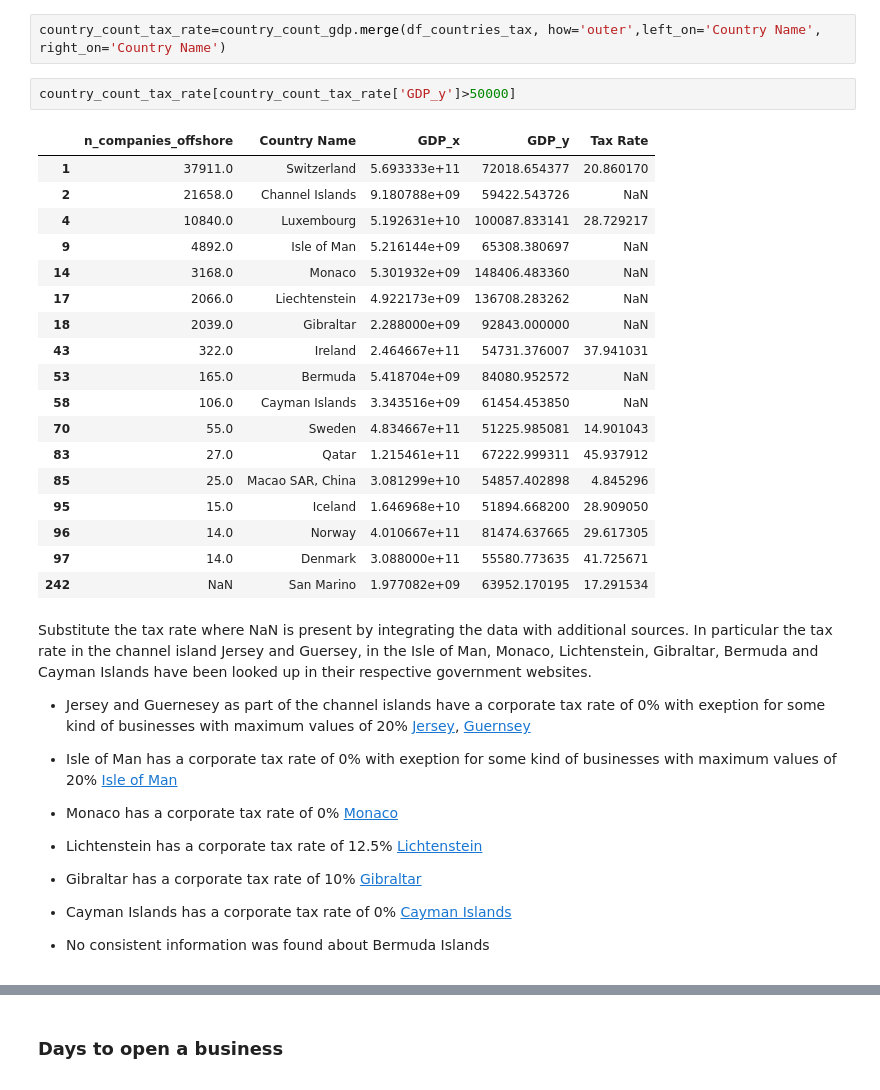
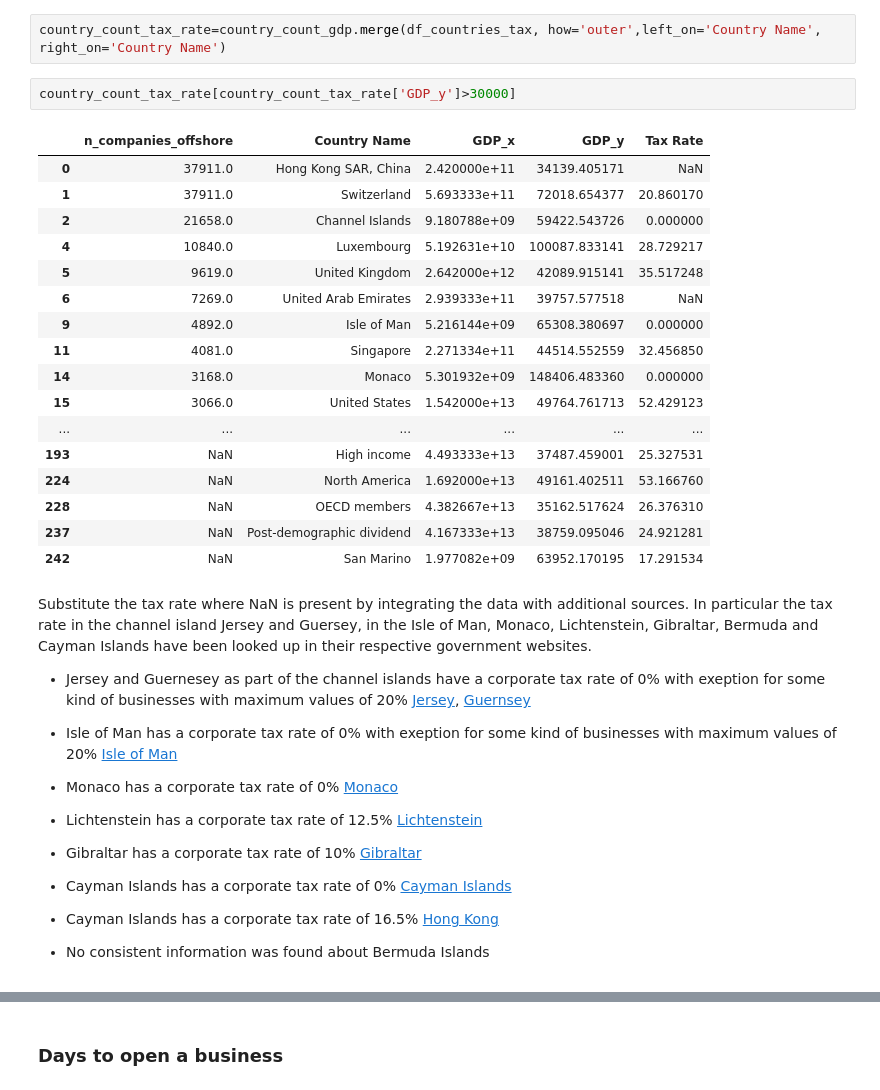
Before and after one commit to eddieshengyuwang/project_ada_akbar, a Jupyter notebook: work_in_progress/Gianluca.ipynb, the cells around one changed output, grey strips where cells are left out. Saved outputs shown, nothing was run; the diff lists cells and outputs as text.

```diff
--- a/work_in_progress/Gianluca.ipynb
+++ b/work_in_progress/Gianluca.ipynb
@@ -225,25 +225,24 @@ A dataset with tax rate and number of companies registered in the panama papers
 # %%
 country_count_tax_rate=country_count_gdp.merge(df_countries_tax, how='outer',left_on='Country Name', right_on='Country Name')
 # %%
-country_count_tax_rate[country_count_tax_rate['GDP_y']>50000]
+country_count_tax_rate[country_count_tax_rate['GDP_y']>30000]
 # %% [output]
 |  | n_companies_offshore | Country Name | GDP_x | GDP_y | Tax Rate |
+| 0 | 37911.0 | Hong Kong SAR, China | 2.420000e+11 | 34139.405171 | NaN |
 | 1 | 37911.0 | Switzerland | 5.693333e+11 | 72018.654377 | 20.860170 |
-| 2 | 21658.0 | Channel Islands | 9.180788e+09 | 59422.543726 | NaN |
+| 2 | 21658.0 | Channel Islands | 9.180788e+09 | 59422.543726 | 0.000000 |
 | 4 | 10840.0 | Luxembourg | 5.192631e+10 | 100087.833141 | 28.729217 |
-| 9 | 4892.0 | Isle of Man | 5.216144e+09 | 65308.380697 | NaN |
-| 14 | 3168.0 | Monaco | 5.301932e+09 | 148406.483360 | NaN |
-| 17 | 2066.0 | Liechtenstein | 4.922173e+09 | 136708.283262 | NaN |
-| 18 | 2039.0 | Gibraltar | 2.288000e+09 | 92843.000000 | NaN |
-| 43 | 322.0 | Ireland | 2.464667e+11 | 54731.376007 | 37.941031 |
-| 53 | 165.0 | Bermuda | 5.418704e+09 | 84080.952572 | NaN |
-| 58 | 106.0 | Cayman Islands | 3.343516e+09 | 61454.453850 | NaN |
-| 70 | 55.0 | Sweden | 4.834667e+11 | 51225.985081 | 14.901043 |
-| 83 | 27.0 | Qatar | 1.215461e+11 | 67222.999311 | 45.937912 |
-| 85 | 25.0 | Macao SAR, China | 3.081299e+10 | 54857.402898 | 4.845296 |
-| 95 | 15.0 | Iceland | 1.646968e+10 | 51894.668200 | 28.909050 |
-| 96 | 14.0 | Norway | 4.010667e+11 | 81474.637665 | 29.617305 |
-| 97 | 14.0 | Denmark | 3.088000e+11 | 55580.773635 | 41.725671 |
+| 5 | 9619.0 | United Kingdom | 2.642000e+12 | 42089.915141 | 35.517248 |
+| 6 | 7269.0 | United Arab Emirates | 2.939333e+11 | 39757.577518 | NaN |
+| 9 | 4892.0 | Isle of Man | 5.216144e+09 | 65308.380697 | 0.000000 |
+| 11 | 4081.0 | Singapore | 2.271334e+11 | 44514.552559 | 32.456850 |
+| 14 | 3168.0 | Monaco | 5.301932e+09 | 148406.483360 | 0.000000 |
+| 15 | 3066.0 | United States | 1.542000e+13 | 49764.761713 | 52.429123 |
+| ... | ... | ... | ... | ... | ... |
+| 193 | NaN | High income | 4.493333e+13 | 37487.459001 | 25.327531 |
+| 224 | NaN | North America | 1.692000e+13 | 49161.402511 | 53.166760 |
+| 228 | NaN | OECD members | 4.382667e+13 | 35162.517624 | 26.376310 |
+| 237 | NaN | Post-demographic dividend | 4.167333e+13 | 38759.095046 | 24.921281 |
 | 242 | NaN | San Marino | 1.977082e+09 | 63952.170195 | 17.291534 |
 # %% [markdown]
 Substitute the tax rate where NaN is present by integrating the data with additional sources. In particular the tax rate in the channel island Jersey and Guersey, in the Isle of Man, Monaco, Lichtenstein, Gibraltar, Bermuda and Cayman Islands have been looked up in their respective government websites.
@@ -260,6 +259,8 @@ Substitute the tax rate where NaN is present by integrating the data with additi
 
 - Cayman Islands has a corporate tax rate of 0% [Cayman Islands](https://www.investopedia.com/ask/answers/100215/why-cayman-islands-considered-tax-haven.asp)
 
+- Cayman Islands has a corporate tax rate of 16.5% [Hong Kong](https://tradingeconomics.com/hong-kong/corporate-tax-rate)
+
 - No consistent information was found about Bermuda Islands
 # %%
 country_count_tax_rate['Tax Rate'][country_count_tax_rate['Country Name']=='Channel Islands']=0
```
Also changed, not shown: parts of 24 cells of this notebook.
